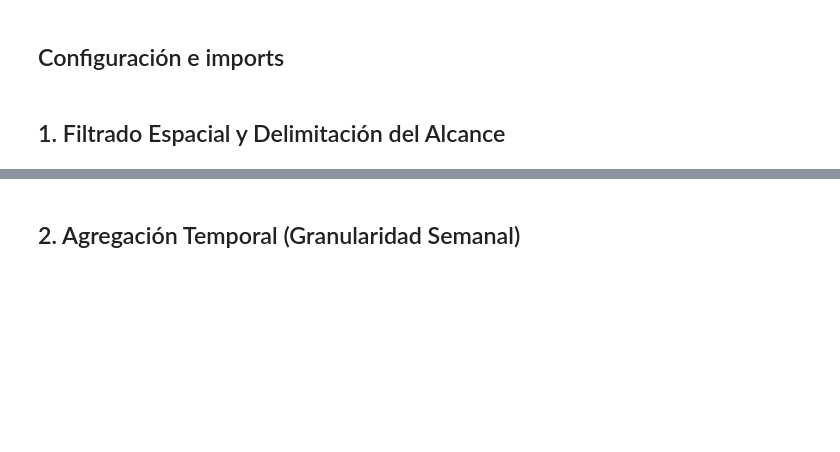
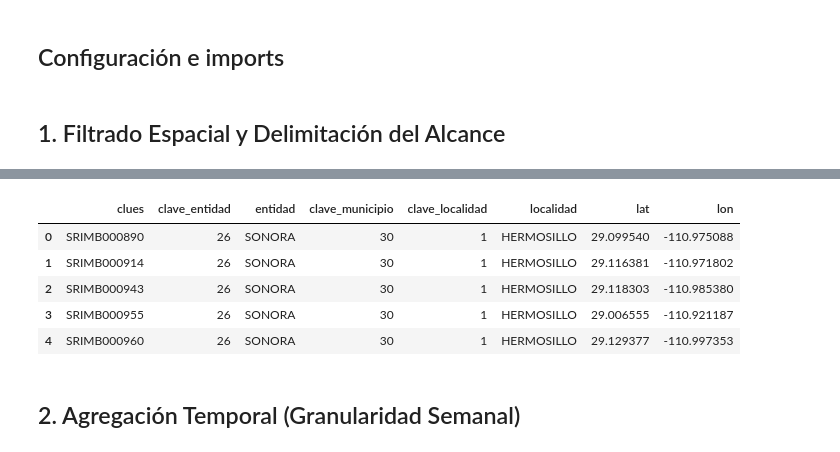
Before and after one commit to mdc-feature-engineering/sonora-health-climate-eda, a Jupyter notebook: notebooks/02_procesamiento/2.5-procesamiento-salud-ira.ipynb, the cells around one changed output, grey strips where cells are left out. Saved outputs shown, nothing was run; the diff lists cells and outputs as text; code cells hidden in the pictures; blank space fills up the shorter version.

```diff
--- a/notebooks/02_procesamiento/2.5-procesamiento-salud-ira.ipynb
+++ b/notebooks/02_procesamiento/2.5-procesamiento-salud-ira.ipynb
@@ -83,0 +93,20 @@ df_raw = cargar_y_filtrar_salud(SALUD_RAW)
+# %%
+df_clues = cargar_clues(CLUES_PATH)
+df_clues.columns = df_clues.columns.str.replace(" ", "_").str.lower()
+
+
+df_clues = df_clues[df_clues['clave_del_municipio'] == 30]
+df_clues = df_clues[["clues", "clave_de_la_entidad", "entidad", "clave_del_municipio","clave_de_la_localidad", "localidad", "latitud", "longitud"]]
+df_clues = df_clues.drop_duplicates(subset=["clues"])
+df_clues = df_clues.rename(columns={"latitud": "lat", "longitud": "lon", "clave_del_municipio": "clave_municipio", "clave_de_la_entidad": "clave_entidad", "clave_de_la_localidad": "clave_localidad"})
+
+df_clues.to_csv(INTERIM_DATA_DIR / "clues_hermosillo.csv", index=False)
+
+df_clues.head()
+# %% [output]
+|  | clues | clave_entidad | entidad | clave_municipio | clave_localidad | localidad | lat | lon |
+| 0 | SRIMB000890 | 26 | SONORA | 30 | 1 | HERMOSILLO | 29.099540 | -110.975088 |
+| 1 | SRIMB000914 | 26 | SONORA | 30 | 1 | HERMOSILLO | 29.116381 | -110.971802 |
+| 2 | SRIMB000943 | 26 | SONORA | 30 | 1 | HERMOSILLO | 29.118303 | -110.985380 |
+| 3 | SRIMB000955 | 26 | SONORA | 30 | 1 | HERMOSILLO | 29.006555 | -110.921187 |
+| 4 | SRIMB000960 | 26 | SONORA | 30 | 1 | HERMOSILLO | 29.129377 | -110.997353 |
```
Also changed, not shown: parts of 5 cells of this notebook, 4 other files.
